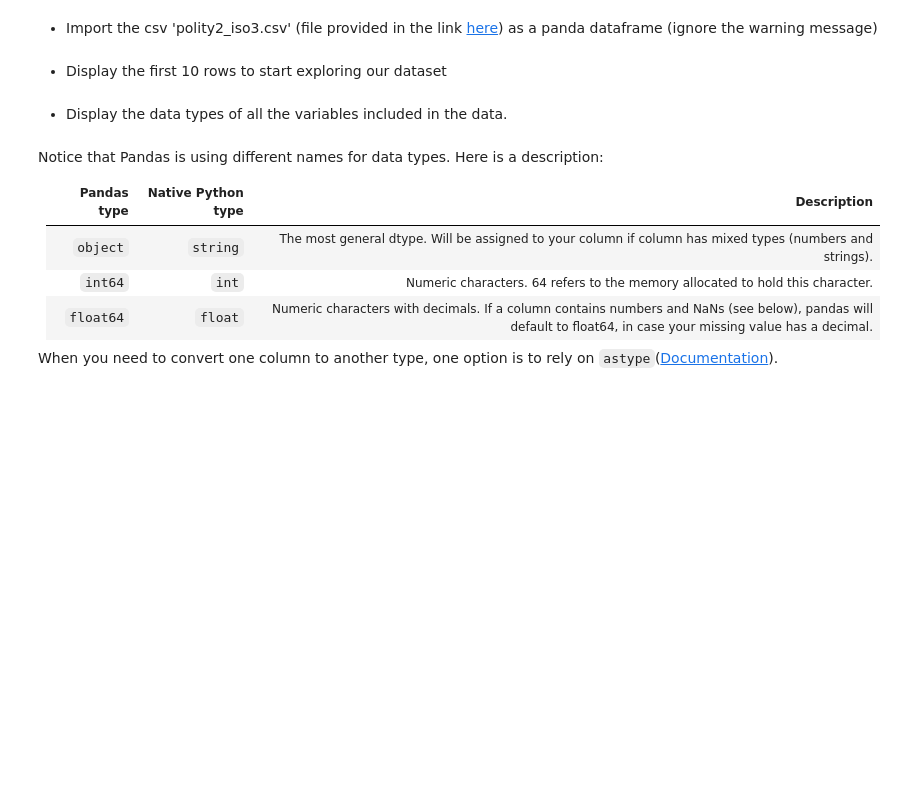
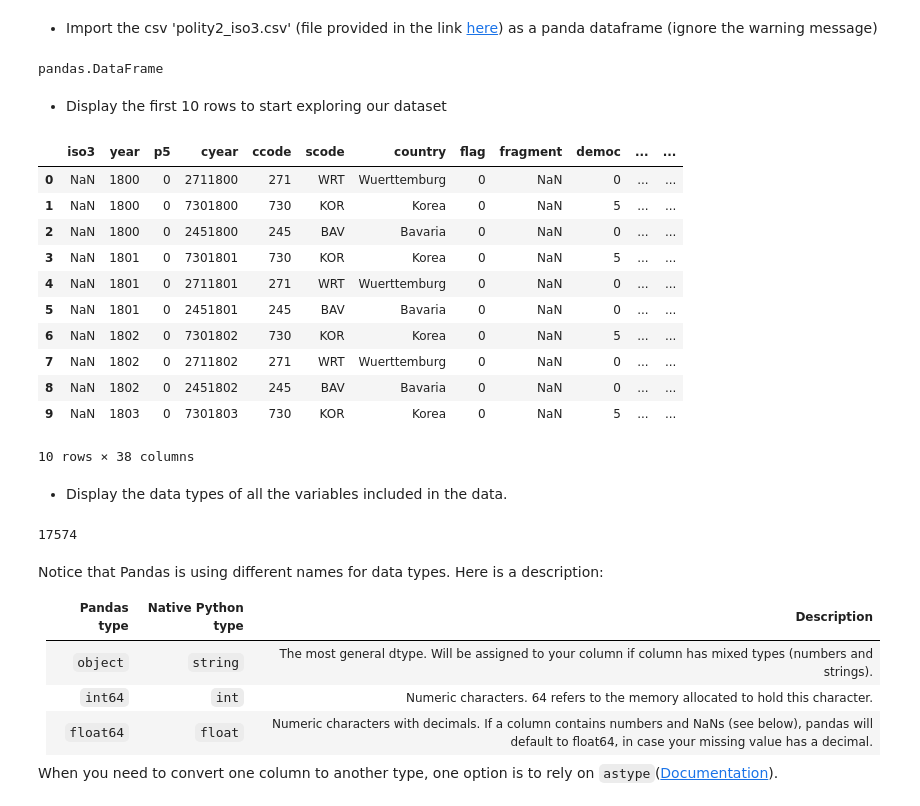
Before and after one commit to Mxlrt69/class_datascience, a Jupyter notebook: 2026/02_Data-Cleaning/other_learning_files/02_Data-Cleaning-Practice.ipynb, the cells around one changed output. Cells and saved outputs as stored; diff of their text form; code cells hidden in the pictures; blank space fills up the shorter version.

Commit message:
Exos Data Pandas

```diff
--- a/2026/02_Data-Cleaning/other_learning_files/02_Data-Cleaning-Practice.ipynb
+++ b/2026/02_Data-Cleaning/other_learning_files/02_Data-Cleaning-Practice.ipynb
@@ -55,14 +55,40 @@ For this walkthough, we have modified a bit the original version, for example ad
 - Import the csv 'polity2_iso3.csv' (file provided in the link [here](https://raw.githubusercontent.com/thurmboris/Data-Science_4_Sustainability/main/data/polity2_iso3.csv)) as a panda dataframe (ignore the warning message)
 # %%
 # Your code here...
+url='https://raw.githubusercontent.com/thurmboris/Data-Science_4_Sustainability/main/data/polity2_iso3.csv'
+
+df=pd.read_csv(url)
+
+type(df)
+# %% [output]
+pandas.DataFrame
 # %% [markdown]
 - Display the first 10 rows to start exploring our dataset
 # %%
 # Your code here...
+
+df.head(10)
+# %% [output]
+|  | iso3 | year | p5 | cyear | ccode | scode | country | flag | fragment | democ | ... | ... |
+| 0 | NaN | 1800 | 0 | 2711800 | 271 | WRT | Wuerttemburg | 0 | NaN | 0 | ... | ... |
+| 1 | NaN | 1800 | 0 | 7301800 | 730 | KOR | Korea | 0 | NaN | 5 | ... | ... |
+| 2 | NaN | 1800 | 0 | 2451800 | 245 | BAV | Bavaria | 0 | NaN | 0 | ... | ... |
+| 3 | NaN | 1801 | 0 | 7301801 | 730 | KOR | Korea | 0 | NaN | 5 | ... | ... |
+| 4 | NaN | 1801 | 0 | 2711801 | 271 | WRT | Wuerttemburg | 0 | NaN | 0 | ... | ... |
+| 5 | NaN | 1801 | 0 | 2451801 | 245 | BAV | Bavaria | 0 | NaN | 0 | ... | ... |
+| 6 | NaN | 1802 | 0 | 7301802 | 730 | KOR | Korea | 0 | NaN | 5 | ... | ... |
+| 7 | NaN | 1802 | 0 | 2711802 | 271 | WRT | Wuerttemburg | 0 | NaN | 0 | ... | ... |
+| 8 | NaN | 1802 | 0 | 2451802 | 245 | BAV | Bavaria | 0 | NaN | 0 | ... | ... |
+| 9 | NaN | 1803 | 0 | 7301803 | 730 | KOR | Korea | 0 | NaN | 5 | ... | ... |
+10 rows × 38 columns
 # %% [markdown]
 - Display the data types of all the variables included in the data.
 # %%
 # Your code here...
+df.dtypes
+print(len(df))
+# %% [output]
+17574
 # %% [markdown]
 Notice that Pandas is using different names for data types. Here is a description:
 
```
Also changed, not shown: parts of 4 cells of this notebook, 1 other file.
